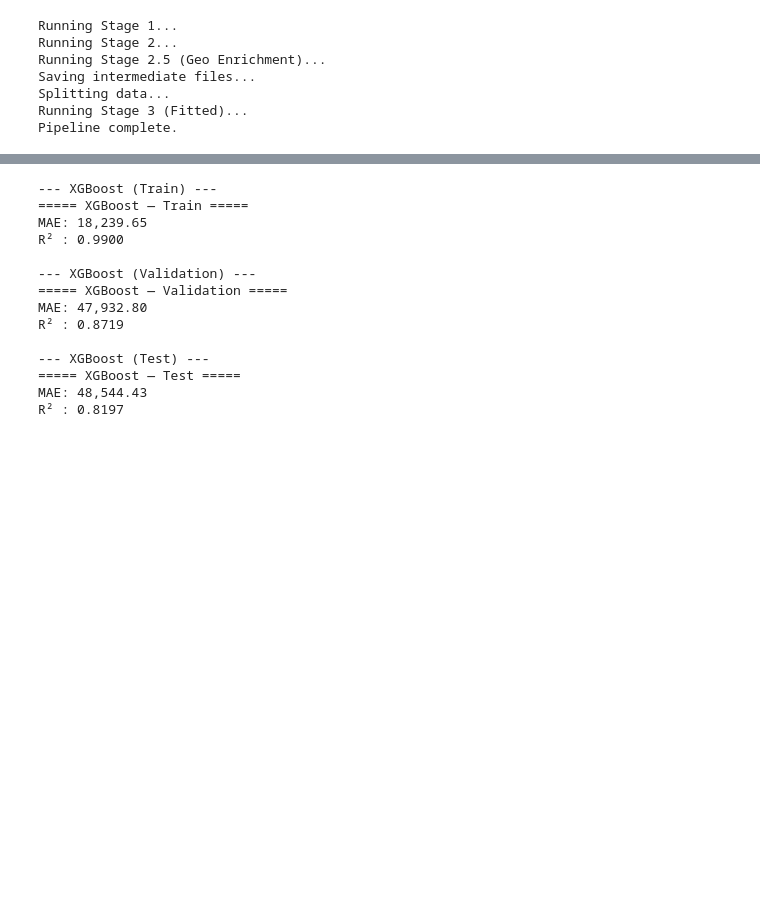
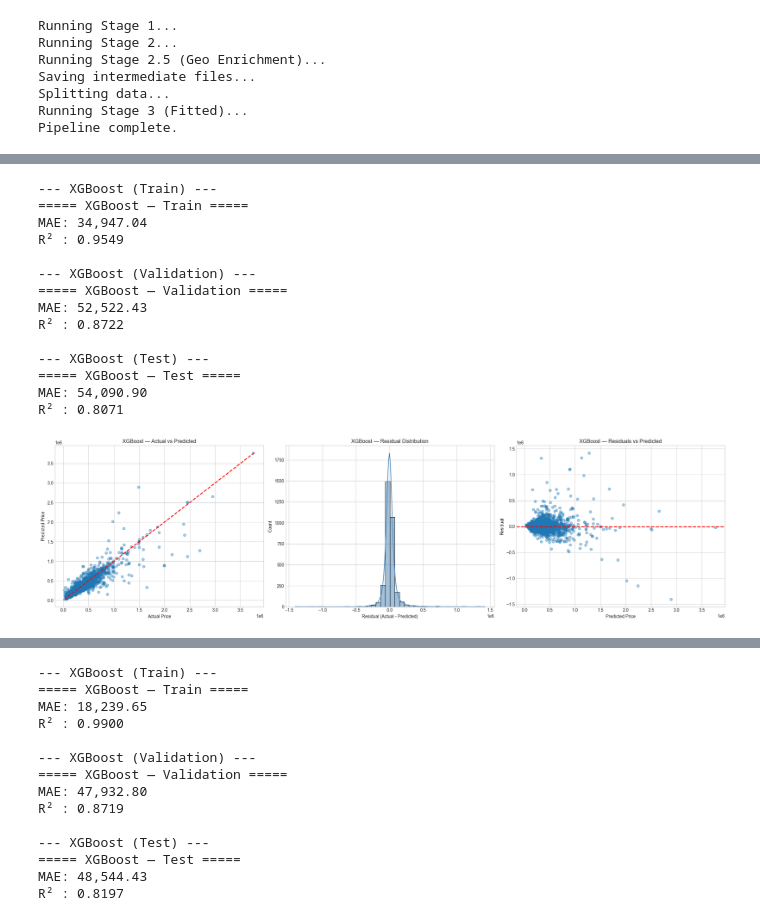
Before and after one commit to AmineSam/immo-eliza-Amine, a Jupyter notebook: notebooks/analysis copy.ipynb, the cells around one changed output, grey strips where cells are left out. Drawn from its saved outputs; the diff is of its cells as text; code cells hidden in the pictures; blank space fills up the shorter version.

Commit message:
optuna optimization script v5 with overfitting penalty

```diff
--- a/notebooks/analysis copy.ipynb
+++ b/notebooks/analysis copy.ipynb
@@ -238,0 +126,74 @@ R² : 0.7866
+# %%
+#Values of 01/12/2025
+#
+# # ============================================================
+# XGBOOST REGRESSOR — TRAIN / VAL / TEST (BEST OPTUNA PARAMS)
+# ============================================================
+
+from xgboost import XGBRegressor
+from sklearn.impute import SimpleImputer
+from sklearn.pipeline import Pipeline
+
+# Build X, y (tree-based → use model_type="rf")
+X_train_xgb, y_train_xgb = prepare_X_y(df_train, model_type="rf")
+X_val_xgb,   y_val_xgb   = prepare_X_y(df_val,   model_type="rf")
+X_test_xgb,  y_test_xgb  = prepare_X_y(df_test,  model_type="rf")
+
+# Pipeline: Imputer + XGBoost
+xgb_pipeline = Pipeline(
+    steps=[
+        ("imputer", SimpleImputer(strategy="median")),
+        ("model", XGBRegressor(
+            n_estimators=1461,
+            max_depth=5,
+            learning_rate=0.029967005336314093,
+            subsample=0.6644029679905439,
+            colsample_bytree=0.9849185407368451,
+            min_child_weight=7,
+            reg_alpha=5.568504603848263,
+            reg_lambda=5.213493163319067,
+
+            # static params
+            random_state=42,
+            n_jobs=-1,
+            objective="reg:squarederror"
+        ))
+    ]
+)
+
+# Fit
+xgb_pipeline.fit(X_train_xgb, y_train_xgb)
+
+# Predict
+y_pred_train_xgb = xgb_pipeline.predict(X_train_xgb)
+y_pred_val_xgb   = xgb_pipeline.predict(X_val_xgb)
+y_pred_test_xgb  = xgb_pipeline.predict(X_test_xgb)
+
+# Evaluate
+print("\n--- XGBoost (Train) ---")
+evaluate_regression("XGBoost — Train", y_train_xgb, y_pred_train_xgb)
+
+print("\n--- XGBoost (Validation) ---")
+evaluate_regression("XGBoost — Validation", y_val_xgb, y_pred_val_xgb)
+
+print("\n--- XGBoost (Test) ---")
+evaluate_regression("XGBoost — Test", y_test_xgb, y_pred_test_xgb)
+
+# Diagnostics on TEST
+plot_regression_diagnostics(y_test_xgb, y_pred_test_xgb, title_prefix="XGBoost")
+# %% [output]
+--- XGBoost (Train) ---
+===== XGBoost — Train =====
+MAE: 34,947.04
+R² : 0.9549
+
+--- XGBoost (Validation) ---
+===== XGBoost — Validation =====
+MAE: 52,522.43
+R² : 0.8722
+
+--- XGBoost (Test) ---
+===== XGBoost — Test =====
+MAE: 54,090.90
+R² : 0.8071
+[figure, added]
```
Also changed, not shown: parts of 25 cells of this notebook, 8 other files.
